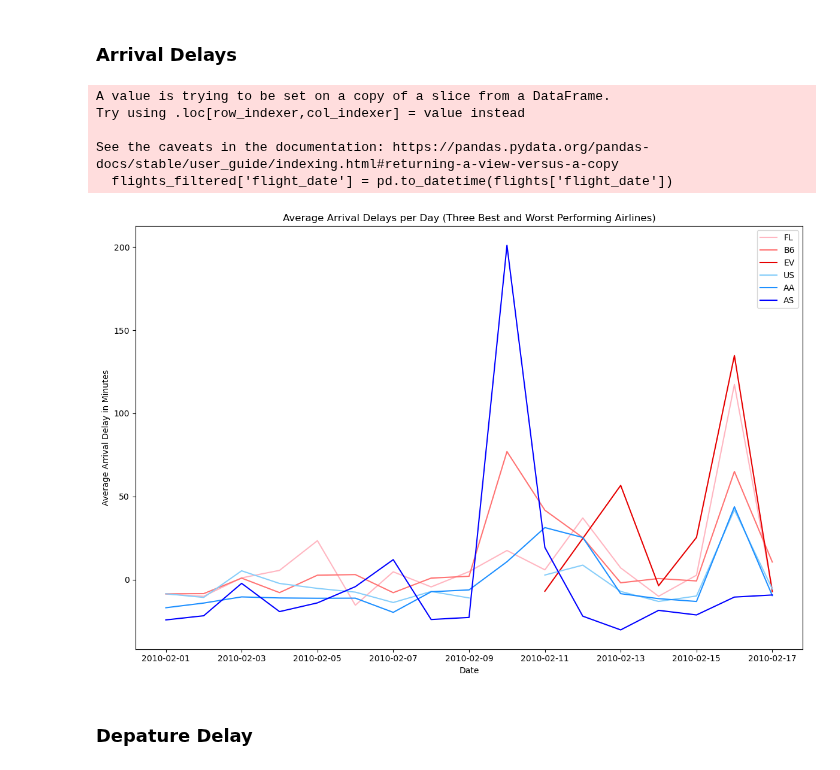
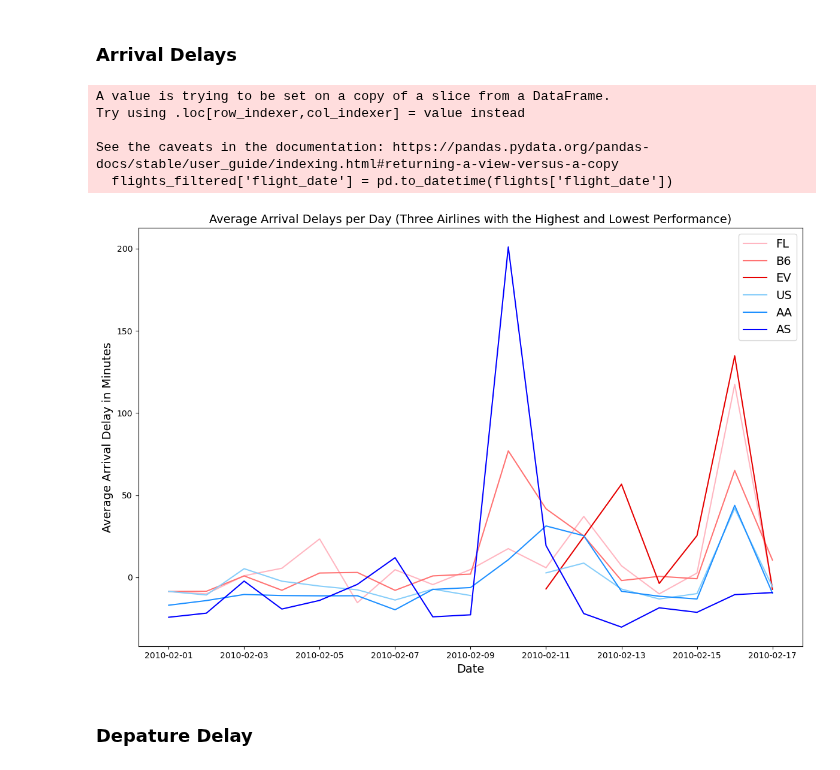
Before and after one commit to susanneferschl/da-sql-api-project-group-2_sf, a Jupyter notebook: trinas_folder/hypo_3 copy.ipynb, the cells around one changed output. Cells and saved outputs as stored; diff of their text form; code cells hidden in the pictures.

```diff
--- a/trinas_folder/hypo_3 copy.ipynb
+++ b/trinas_folder/hypo_3 copy.ipynb
@@ -36,7 +36,7 @@ weather_stacked.tail(20)
 # %%
 schema = 'hh_analytics_24_1'
 
-sql_query_2 = f'SELECT flight_date, airline, dep_delay, arr_delay, cancelled, diverted, origin, dest FROM {schema}.flights_group_x WHERE flight_date '
+sql_query_2 = f'SELECT flight_date, airline, dep_delay, arr_delay, cancelled, diverted, origin, dest FROM {schema}.flights_group_x'
 flights = get_dataframe(sql_query_2)
 
 flights.head(20)
@@ -278,38 +278,38 @@ bottom_3_airlines = total_arr_delay_sorted.head(3)['airline']
 # Filter arrival delays DataFrame for top 3 and bottom 3 airlines
 top_3_arr_delay = arr_delay_mean[arr_delay_mean['airline'].isin(top_3_airlines)]
 bottom_3_arr_delay = arr_delay_mean[arr_delay_mean['airline'].isin(bottom_3_airlines)]
 
 # Define custom colors for each airline
 top_colors = ['#FFB6C1', '#FF7373', '#E60000']  # Customize as needed
 bottom_colors = ['#87CEFA', '#1E90FF', '#0000FF']  # Blue shades
 
 # Plot
 fig, ax = plt.subplots(figsize=(12, 8))
 
 # Plot for top 3 airlines with custom colors
 for i, airline in enumerate(top_3_airlines):
     data = top_3_arr_delay[top_3_arr_delay['airline'] == airline]
     ax.plot(data['flight_date'], data['arr_delay'], label=airline, color=top_colors[i])
 
 # Plot for bottom 3 airlines with custom colors
 for i, airline in enumerate(bottom_3_airlines):
     data = bottom_3_arr_delay[bottom_3_arr_delay['airline'] == airline]
     ax.plot(data['flight_date'], data['arr_delay'], label=airline, color=bottom_colors[i])
 
-ax.set_title('Average Arrival Delays per Day (Three Best and Worst Performing Airlines)')
-ax.set_xlabel('Date')
-ax.set_ylabel('Average Arrival Delay in Minutes')
-ax.legend()
+ax.set_title('Average Arrival Delays per Day (Three Airlines with the Highest and Lowest Performance)', fontsize=14)
+ax.set_xlabel('Date', fontsize=14)
+ax.set_ylabel('Average Arrival Delay in Minutes', fontsize=14)
+ax.legend(fontsize=14)
 
 plt.tight_layout()
 plt.show()
 # %% [output]
 A value is trying to be set on a copy of a slice from a DataFrame.
 Try using .loc[row_indexer,col_indexer] = value instead
 
 See the caveats in the documentation: https://pandas.pydata.org/pandas-docs/stable/user_guide/indexing.html#returning-a-view-versus-a-copy
   flights_filtered['flight_date'] = pd.to_datetime(flights['flight_date'])
-[figure, old version]
+[figure, new version]
 # %% [markdown]
 ### Depature Delay
 # %%
```
Also changed, not shown: parts of 4 cells of this notebook.
